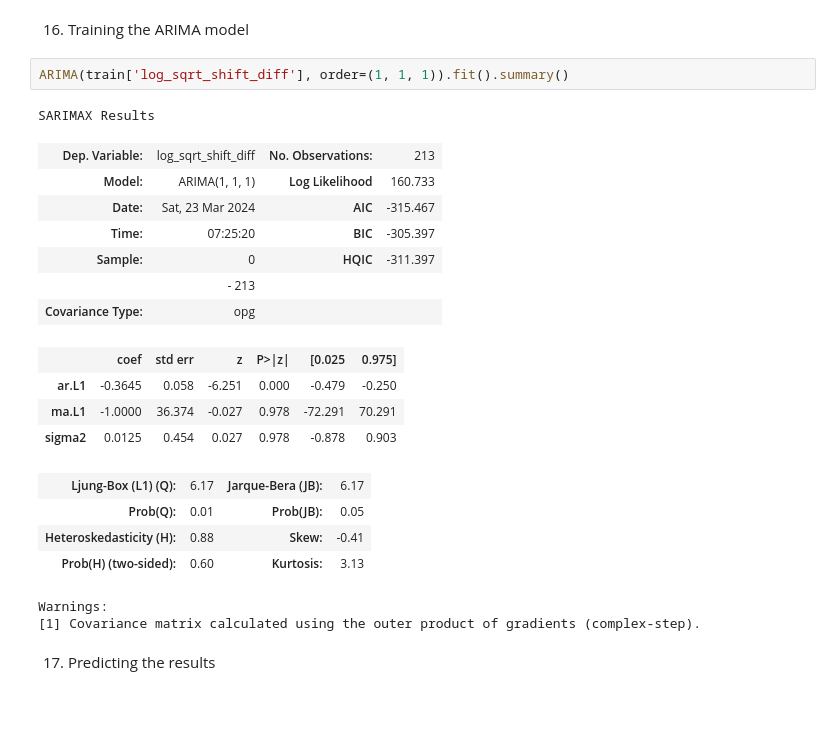
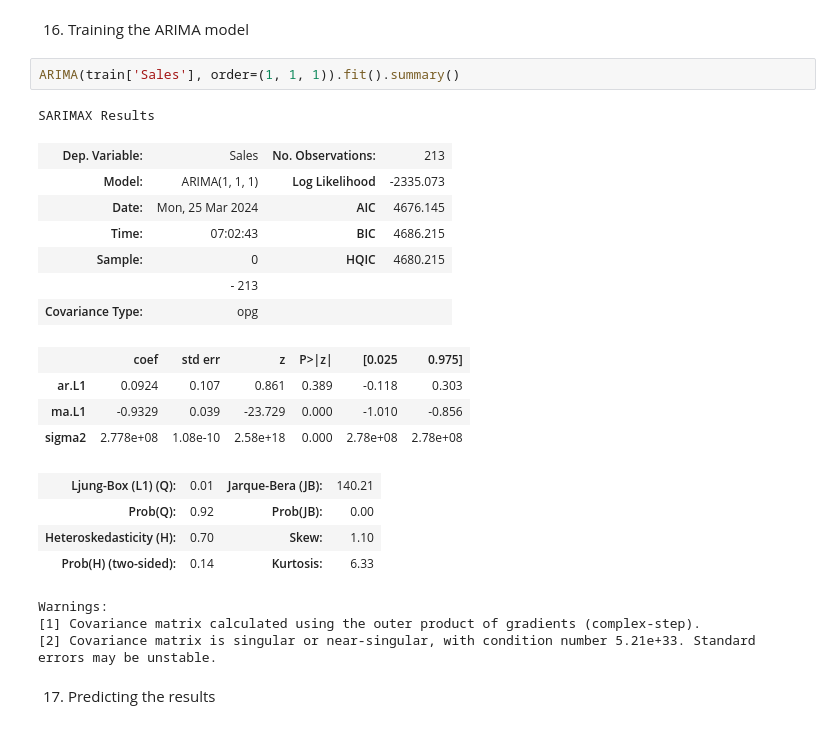
Before and after one commit to MBA-Retailers/mba-project, a Jupyter notebook: Time_Series_Analysis/TSA.ipynb, the cells around one changed output. Drawn from its saved outputs; the diff is of its cells as text.

```diff
--- a/Time_Series_Analysis/TSA.ipynb
+++ b/Time_Series_Analysis/TSA.ipynb
@@ -260,26 +268,27 @@ test = daily_sales[int(0.7*(len(daily_sales))):]
 # %% [markdown]
 16. Training the ARIMA model
 # %%
-ARIMA(train['log_sqrt_shift_diff'], order=(1, 1, 1)).fit().summary()
+ARIMA(train['Sales'], order=(1, 1, 1)).fit().summary()
 # %% [output]
 SARIMAX Results
-| Dep. Variable: | log_sqrt_shift_diff | No. Observations: | 213 |
-| Model: | ARIMA(1, 1, 1) | Log Likelihood | 160.733 |
-| Date: | Sat, 23 Mar 2024 | AIC | -315.467 |
-| Time: | 07:25:20 | BIC | -305.397 |
-| Sample: | 0 | HQIC | -311.397 |
+| Dep. Variable: | Sales | No. Observations: | 213 |
+| Model: | ARIMA(1, 1, 1) | Log Likelihood | -2335.073 |
+| Date: | Mon, 25 Mar 2024 | AIC | 4676.145 |
+| Time: | 07:02:43 | BIC | 4686.215 |
+| Sample: | 0 | HQIC | 4680.215 |
 |  | - 213 |  |  |
 | Covariance Type: | opg |  |  |
 |  | coef | std err | z | P>|z| | [0.025 | 0.975] |
-| ar.L1 | -0.3645 | 0.058 | -6.251 | 0.000 | -0.479 | -0.250 |
-| ma.L1 | -1.0000 | 36.374 | -0.027 | 0.978 | -72.291 | 70.291 |
-| sigma2 | 0.0125 | 0.454 | 0.027 | 0.978 | -0.878 | 0.903 |
+| ar.L1 | 0.0924 | 0.107 | 0.861 | 0.389 | -0.118 | 0.303 |
+| ma.L1 | -0.9329 | 0.039 | -23.729 | 0.000 | -1.010 | -0.856 |
+| sigma2 | 2.778e+08 | 1.08e-10 | 2.58e+18 | 0.000 | 2.78e+08 | 2.78e+08 |
-| Ljung-Box (L1) (Q): | 6.17 | Jarque-Bera (JB): | 6.17 |
-| Prob(Q): | 0.01 | Prob(JB): | 0.05 |
-| Heteroskedasticity (H): | 0.88 | Skew: | -0.41 |
-| Prob(H) (two-sided): | 0.60 | Kurtosis: | 3.13 |
+| Ljung-Box (L1) (Q): | 0.01 | Jarque-Bera (JB): | 140.21 |
+| Prob(Q): | 0.92 | Prob(JB): | 0.00 |
+| Heteroskedasticity (H): | 0.70 | Skew: | 1.10 |
+| Prob(H) (two-sided): | 0.14 | Kurtosis: | 6.33 |
 Warnings:
 [1] Covariance matrix calculated using the outer product of gradients (complex-step).
+[2] Covariance matrix is singular or near-singular, with condition number 5.21e+33. Standard errors may be unstable.
 # %% [markdown]
 17. Predicting the results
 # %%
```
Also changed, not shown: parts of 35 cells of this notebook.
